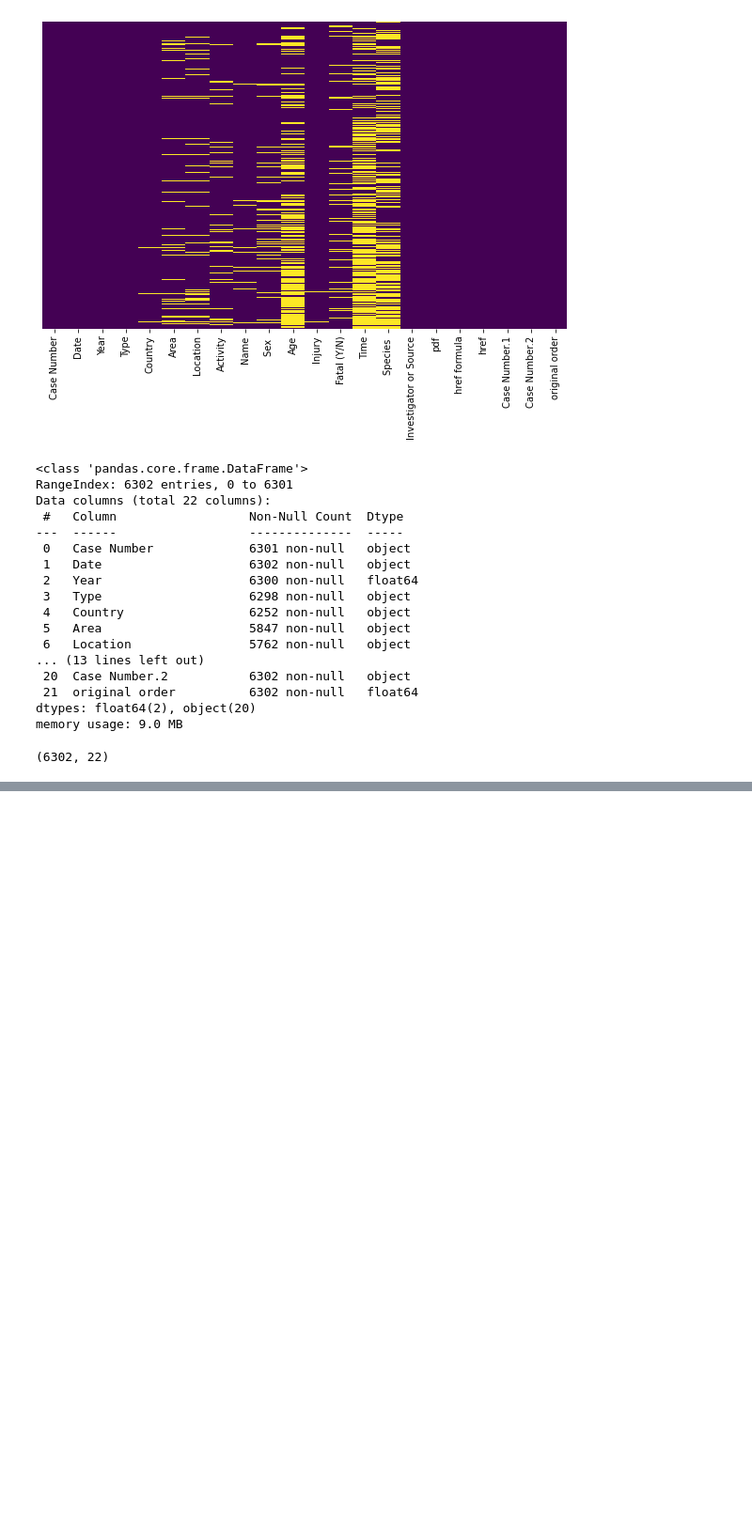
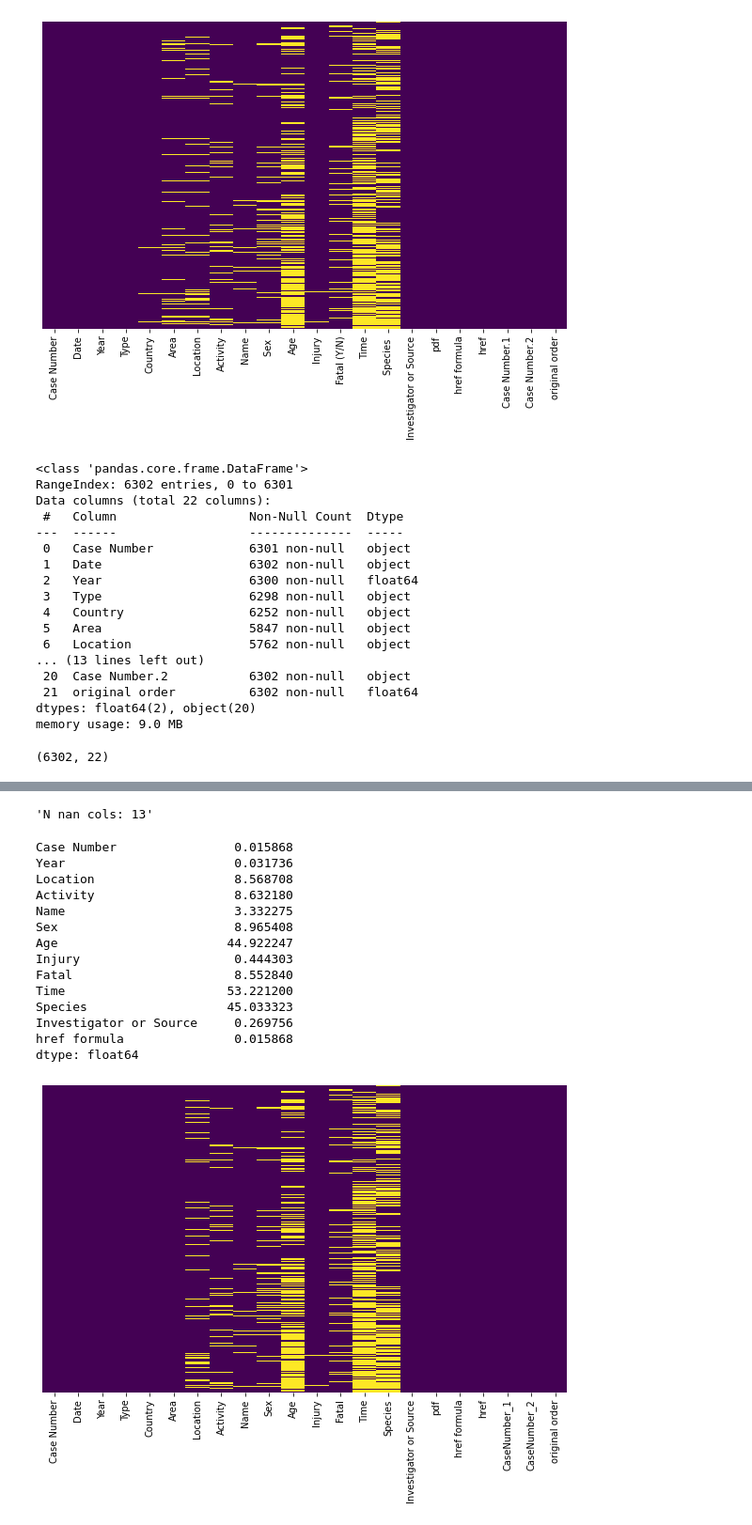
Before and after one commit to Baker-man/Proyecto_limpieza_sharks, a Jupyter notebook: src/clean.ipynb, the cells around one changed output, grey strips where cells are left out. Shown at 94% size. Saved outputs shown, nothing was run; the diff lists cells and outputs as text; code cells hidden in the pictures; blank space fills up the shorter version.

```diff
--- a/src/clean.ipynb
+++ b/src/clean.ipynb
@@ -277,0 +350,19 @@ sharks1.head()
+# %%
+check_nan(sharks1)
+# %% [output]
+'N nan cols: 13'
+Case Number                0.015868
+Year                       0.031736
+Location                   8.568708
+Activity                   8.632180
+Name                       3.332275
+Sex                        8.965408
+Age                       44.922247
+Injury                     0.444303
+Fatal                      8.552840
+Time                      53.221200
+Species                   45.033323
+Investigator or Source     0.269756
+href formula               0.015868
+dtype: float64
+[figure, added]
```
Also changed, not shown: parts of 32 cells of this notebook.
